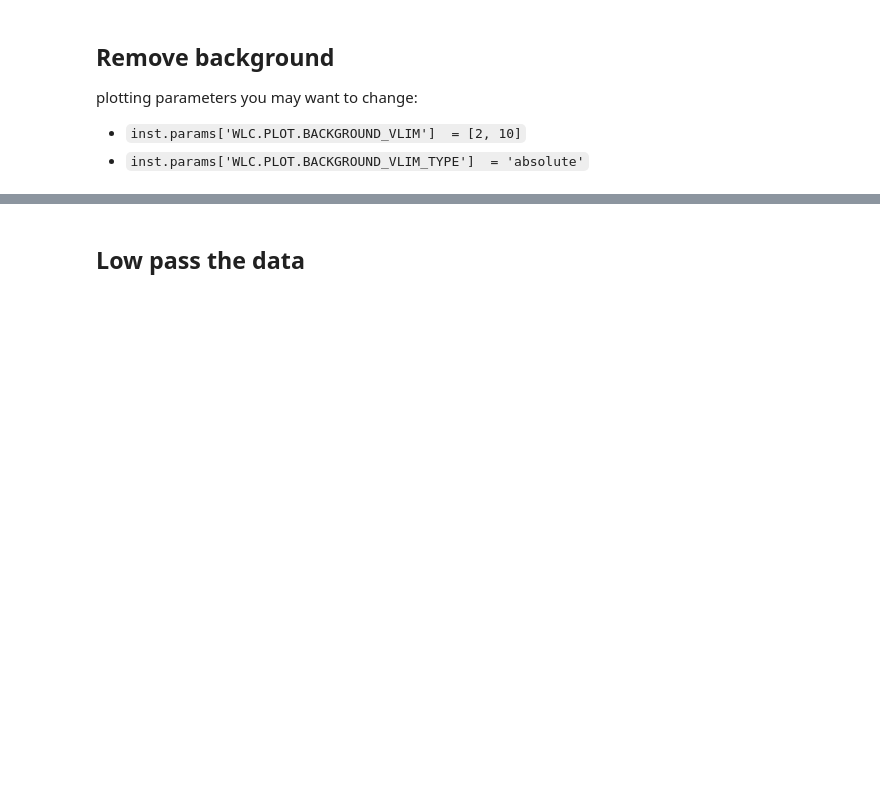
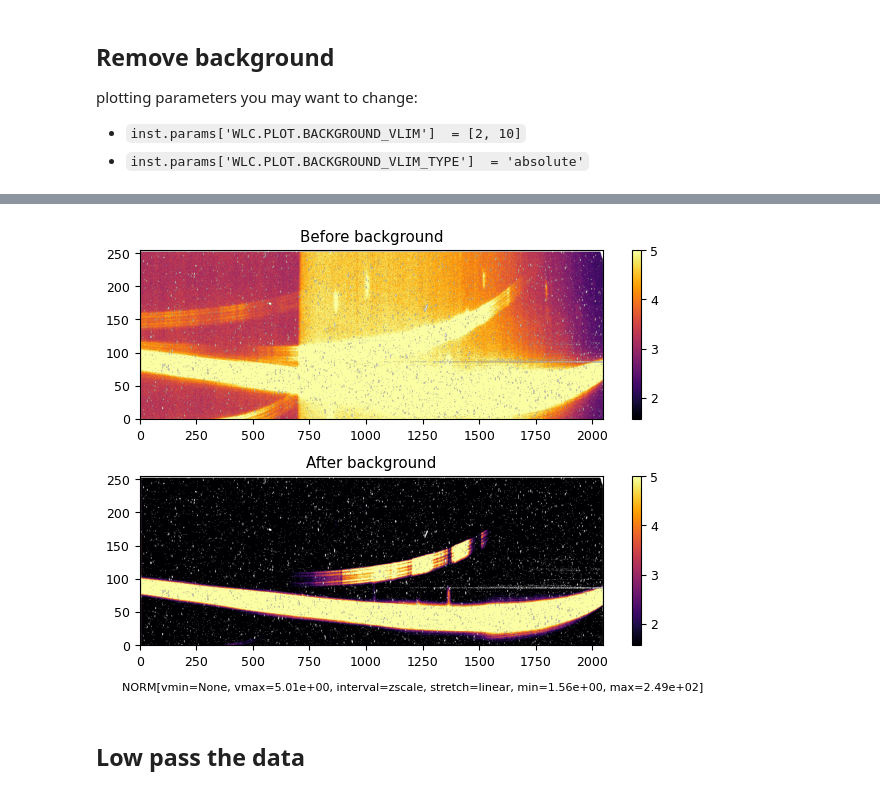
Before and after one commit to njcuk9999/pogos, a Jupyter notebook: pogos/resources/notebooks/pogos_sossisse_demo.ipynb, the cells around one changed output, grey strips where cells are left out. Cells and saved outputs as stored; diff of their text form; code cells hidden in the pictures; blank space fills up the shorter version.

Commit message:
Update background plot parameters and enhance noise correction handling

```diff
--- a/pogos/resources/notebooks/pogos_sossisse_demo.ipynb
+++ b/pogos/resources/notebooks/pogos_sossisse_demo.ipynb
@@ -70,6 +87,12 @@ cube, err = inst.apply_dq(cube, err, dq)
 plotting parameters you may want to change:
 - `inst.params['WLC.PLOT.BACKGROUND_VLIM']  = [2, 10]`
 - `inst.params['WLC.PLOT.BACKGROUND_VLIM_TYPE']  = 'absolute'`
+# %%
+cube_old = np.array(cube)
 # %%
 # remove the background
-cube, err = inst.remove_background(cube, err)
+inst.params['WLC.PLOT.BACKGROUND_VLIM'] = [0, 70]
+inst.params['WLC.PLOT.BACKGROUND_INTERVAL'] = 'zscale'
+
+cube, err = inst.remove_background(cube_old, err)
+# %% [output]
@@ -76,3 +104,4 @@ cube, err = inst.remove_background(cube, err)
+[figure, added]
 # %% [markdown]
 ## Low pass the data
 # %%
```
Also changed, not shown: parts of 4 cells of this notebook.
